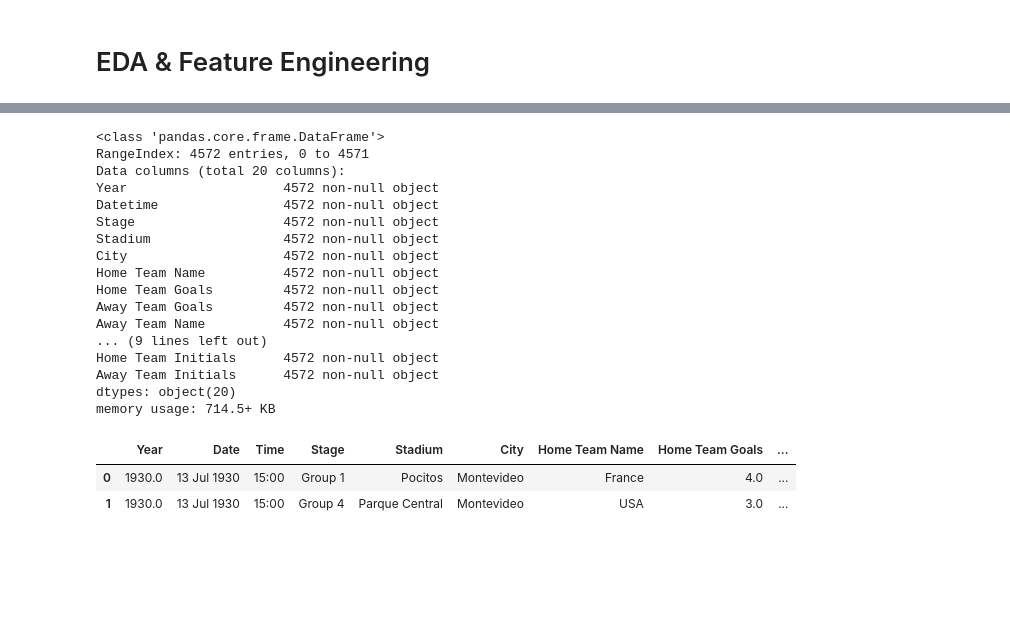
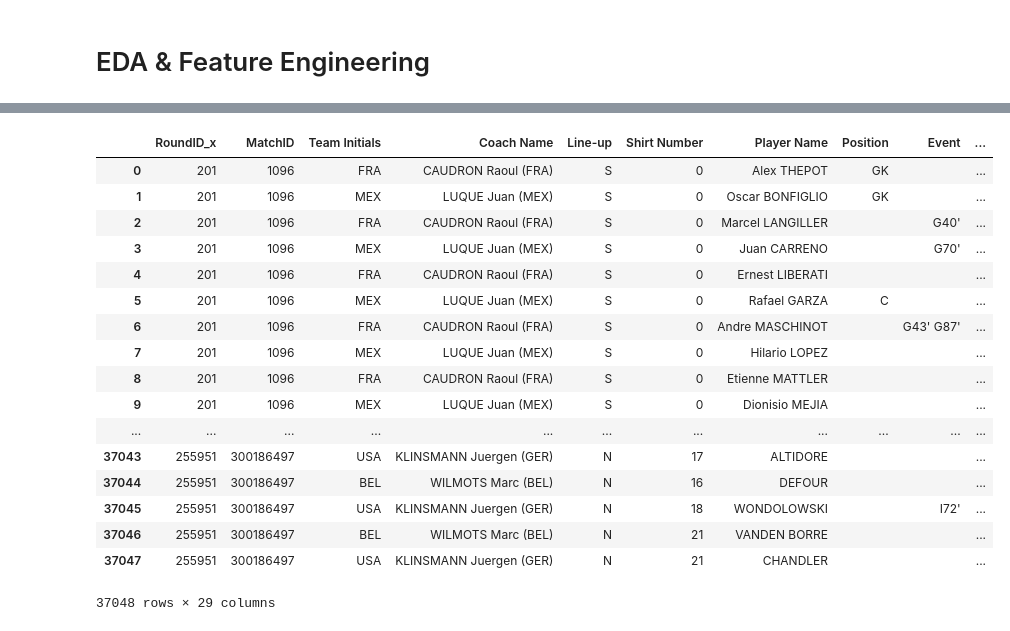
Before and after one commit to jodythai/world-cup-da, a Jupyter notebook: Team 6 - World Cup_Duong.ipynb, the cells around one changed output, grey strips where cells are left out. Drawn from its saved outputs; the diff is of its cells as text; code cells hidden in the pictures; blank space fills up the shorter version.

```diff
--- a/Team 6 - World Cup_Duong.ipynb
+++ b/Team 6 - World Cup_Duong.ipynb
@@ -118,0 +186,10 @@ df_winners = df_winners_raw.fillna('')
+# %%
+# Convert data type of Players dataset
+df_players["Team Initials"] = df_players["Team Initials"].astype("category")
+df_players["Coach Name"] = df_players["Coach Name"].astype("category")
+df_players["Line-up"] = df_players["Line-up"].astype("category")
+df_players["Player Name"] = df_players["Player Name"].astype("category")
+df_players["Position"] = df_players["Position"].astype("category")
+df_players["Event"] = df_players["Event"].astype("category")
+
+df_players.info()
@@ -120,0 +283,5 @@ df_winners = df_winners_raw.fillna('')
+# %%
+# Convert data types for Date & Time columns
+df_matches["Date"] = df_matches["Date"].astype("category")
+df_matches["Time"] = df_matches["Time"].astype("category")
+df_matches.info()
@@ -121,2 +319,6 @@ df_winners = df_winners_raw.fillna('')
+# %%
+df_matches.drop_duplicates(keep = 'first', inplace = True)
+# %%
+df_players.drop_duplicates(keep = 'first', inplace = True)
 # %% [markdown]
 # EDA & Feature Engineering
@@ -139,20 +324,0 @@ df_matches.describe()
-# %%
-df_matches.info()
-# %% [output]
-<class 'pandas.core.frame.DataFrame'>
-RangeIndex: 4572 entries, 0 to 4571
-Data columns (total 20 columns):
-Year                    4572 non-null object
-Datetime                4572 non-null object
-Stage                   4572 non-null object
-Stadium                 4572 non-null object
-City                    4572 non-null object
-Home Team Name          4572 non-null object
-Home Team Goals         4572 non-null object
-Away Team Goals         4572 non-null object
-Away Team Name          4572 non-null object
-... (9 lines left out)
-Home Team Initials      4572 non-null object
-Away Team Initials      4572 non-null object
-dtypes: object(20)
-memory usage: 714.5+ KB
@@ -167,8 +325,29 @@ df_matches.head(2)
-# %%
-# Rename Datetime column
-df_matches.rename(columns={'Datetime': 'Date'}, inplace=True)
-df_matches.head(2)
-# %% [output]
-|  | Year | Date | Time | Stage | Stadium | City | Home Team Name | Home Team Goals | ... |
-| 0 | 1930.0 | 13 Jul 1930 | 15:00 | Group 1 | Pocitos | Montevideo | France | 4.0 | ... |
-| 1 | 1930.0 | 13 Jul 1930 | 15:00 | Group 4 | Parque Central | Montevideo | USA | 3.0 | ... |
+# %%
+# List of players each season
+# def get_players_from_season(year):
+#   return df_players[df_players["Year"] == year]
+
+# df_players_2014 = get_players_from_season(2014)
+
+df_pm = pd.merge(df_players, df_matches, how='left', on="MatchID")
+
+df_pm
+# %% [output]
+|  | RoundID_x | MatchID | Team Initials | Coach Name | Line-up | Shirt Number | Player Name | Position | Event | ... |
+| 0 | 201 | 1096 | FRA | CAUDRON Raoul (FRA) | S | 0 | Alex THEPOT | GK |  | ... |
+| 1 | 201 | 1096 | MEX | LUQUE Juan (MEX) | S | 0 | Oscar BONFIGLIO | GK |  | ... |
+| 2 | 201 | 1096 | FRA | CAUDRON Raoul (FRA) | S | 0 | Marcel LANGILLER |  | G40' | ... |
+| 3 | 201 | 1096 | MEX | LUQUE Juan (MEX) | S | 0 | Juan CARRENO |  | G70' | ... |
+| 4 | 201 | 1096 | FRA | CAUDRON Raoul (FRA) | S | 0 | Ernest LIBERATI |  |  | ... |
+| 5 | 201 | 1096 | MEX | LUQUE Juan (MEX) | S | 0 | Rafael GARZA | C |  | ... |
+| 6 | 201 | 1096 | FRA | CAUDRON Raoul (FRA) | S | 0 | Andre MASCHINOT |  | G43' G87' | ... |
+| 7 | 201 | 1096 | MEX | LUQUE Juan (MEX) | S | 0 | Hilario LOPEZ |  |  | ... |
+| 8 | 201 | 1096 | FRA | CAUDRON Raoul (FRA) | S | 0 | Etienne MATTLER |  |  | ... |
+| 9 | 201 | 1096 | MEX | LUQUE Juan (MEX) | S | 0 | Dionisio MEJIA |  |  | ... |
+| ... | ... | ... | ... | ... | ... | ... | ... | ... | ... | ... |
+| 37043 | 255951 | 300186497 | USA | KLINSMANN Juergen (GER) | N | 17 | ALTIDORE |  |  | ... |
+| 37044 | 255951 | 300186497 | BEL | WILMOTS Marc (BEL) | N | 16 | DEFOUR |  |  | ... |
+| 37045 | 255951 | 300186497 | USA | KLINSMANN Juergen (GER) | N | 18 | WONDOLOWSKI |  | I72' | ... |
+| 37046 | 255951 | 300186497 | BEL | WILMOTS Marc (BEL) | N | 21 | VANDEN BORRE |  |  | ... |
+| 37047 | 255951 | 300186497 | USA | KLINSMANN Juergen (GER) | N | 21 | CHANDLER |  |  | ... |
+37048 rows × 29 columns
```
Also changed, not shown: parts of 29 cells of this notebook.
